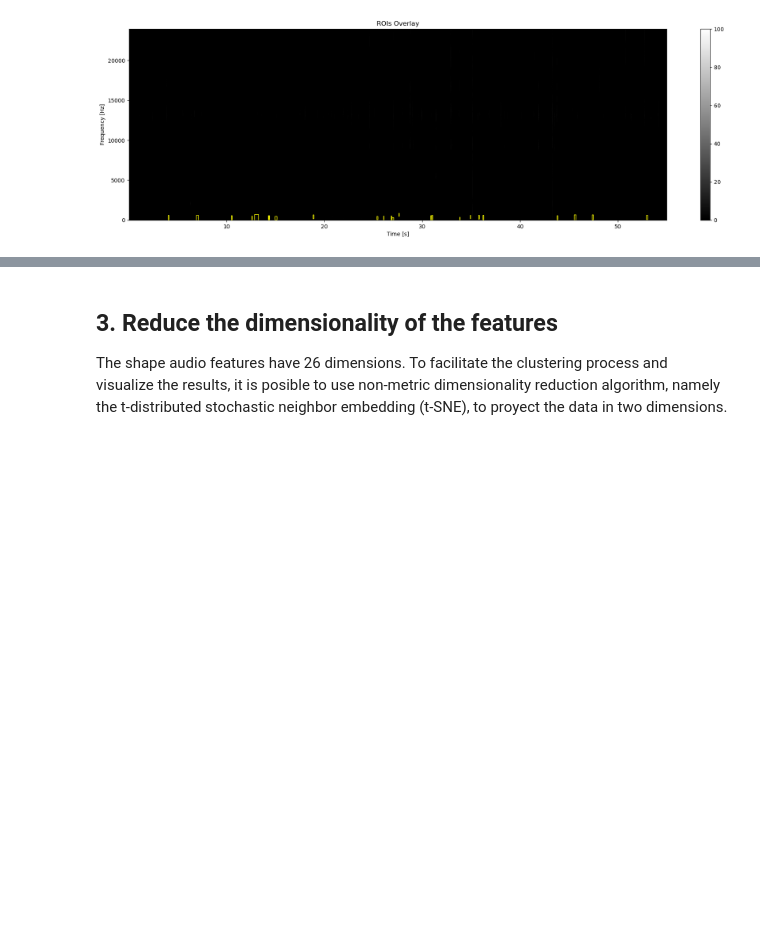
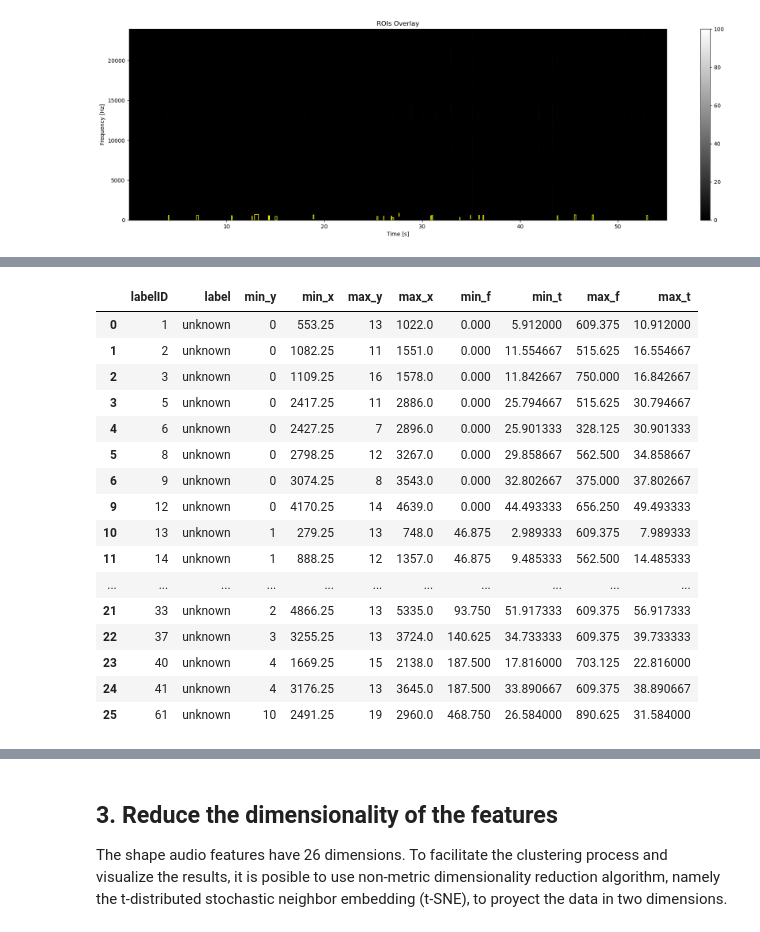
Before and after one commit to Olli365/Aqoustics-Unsupervised, a Jupyter notebook: optimise_single.ipynb, the cells around one changed output, grey strips where cells are left out. Cells and saved outputs as stored; diff of their text form; code cells hidden in the pictures; blank space fills up the shorter version.

```diff
--- a/optimise_single.ipynb
+++ b/optimise_single.ipynb
@@ -90,0 +164,20 @@ The ``shape_feaures`` function uses bidimensional wavelets to get the texture an
+# %%
+df_rois_filtered_adjusted
+# %% [output]
+|  | labelID | label | min_y | min_x | max_y | max_x | min_f | min_t | max_f | max_t |
+| 0 | 1 | unknown | 0 | 553.25 | 13 | 1022.0 | 0.000 | 5.912000 | 609.375 | 10.912000 |
+| 1 | 2 | unknown | 0 | 1082.25 | 11 | 1551.0 | 0.000 | 11.554667 | 515.625 | 16.554667 |
+| 2 | 3 | unknown | 0 | 1109.25 | 16 | 1578.0 | 0.000 | 11.842667 | 750.000 | 16.842667 |
+| 3 | 5 | unknown | 0 | 2417.25 | 11 | 2886.0 | 0.000 | 25.794667 | 515.625 | 30.794667 |
+| 4 | 6 | unknown | 0 | 2427.25 | 7 | 2896.0 | 0.000 | 25.901333 | 328.125 | 30.901333 |
+| 5 | 8 | unknown | 0 | 2798.25 | 12 | 3267.0 | 0.000 | 29.858667 | 562.500 | 34.858667 |
+| 6 | 9 | unknown | 0 | 3074.25 | 8 | 3543.0 | 0.000 | 32.802667 | 375.000 | 37.802667 |
+| 9 | 12 | unknown | 0 | 4170.25 | 14 | 4639.0 | 0.000 | 44.493333 | 656.250 | 49.493333 |
+| 10 | 13 | unknown | 1 | 279.25 | 13 | 748.0 | 46.875 | 2.989333 | 609.375 | 7.989333 |
+| 11 | 14 | unknown | 1 | 888.25 | 12 | 1357.0 | 46.875 | 9.485333 | 562.500 | 14.485333 |
+| ... | ... | ... | ... | ... | ... | ... | ... | ... | ... | ... |
+| 21 | 33 | unknown | 2 | 4866.25 | 13 | 5335.0 | 93.750 | 51.917333 | 609.375 | 56.917333 |
+| 22 | 37 | unknown | 3 | 3255.25 | 13 | 3724.0 | 140.625 | 34.733333 | 609.375 | 39.733333 |
+| 23 | 40 | unknown | 4 | 1669.25 | 15 | 2138.0 | 187.500 | 17.816000 | 703.125 | 22.816000 |
+| 24 | 41 | unknown | 4 | 3176.25 | 13 | 3645.0 | 187.500 | 33.890667 | 609.375 | 38.890667 |
+| 25 | 61 | unknown | 10 | 2491.25 | 19 | 2960.0 | 468.750 | 26.584000 | 890.625 | 31.584000 |
```
Also changed, not shown: parts of 16 cells of this notebook, 1 other file.
